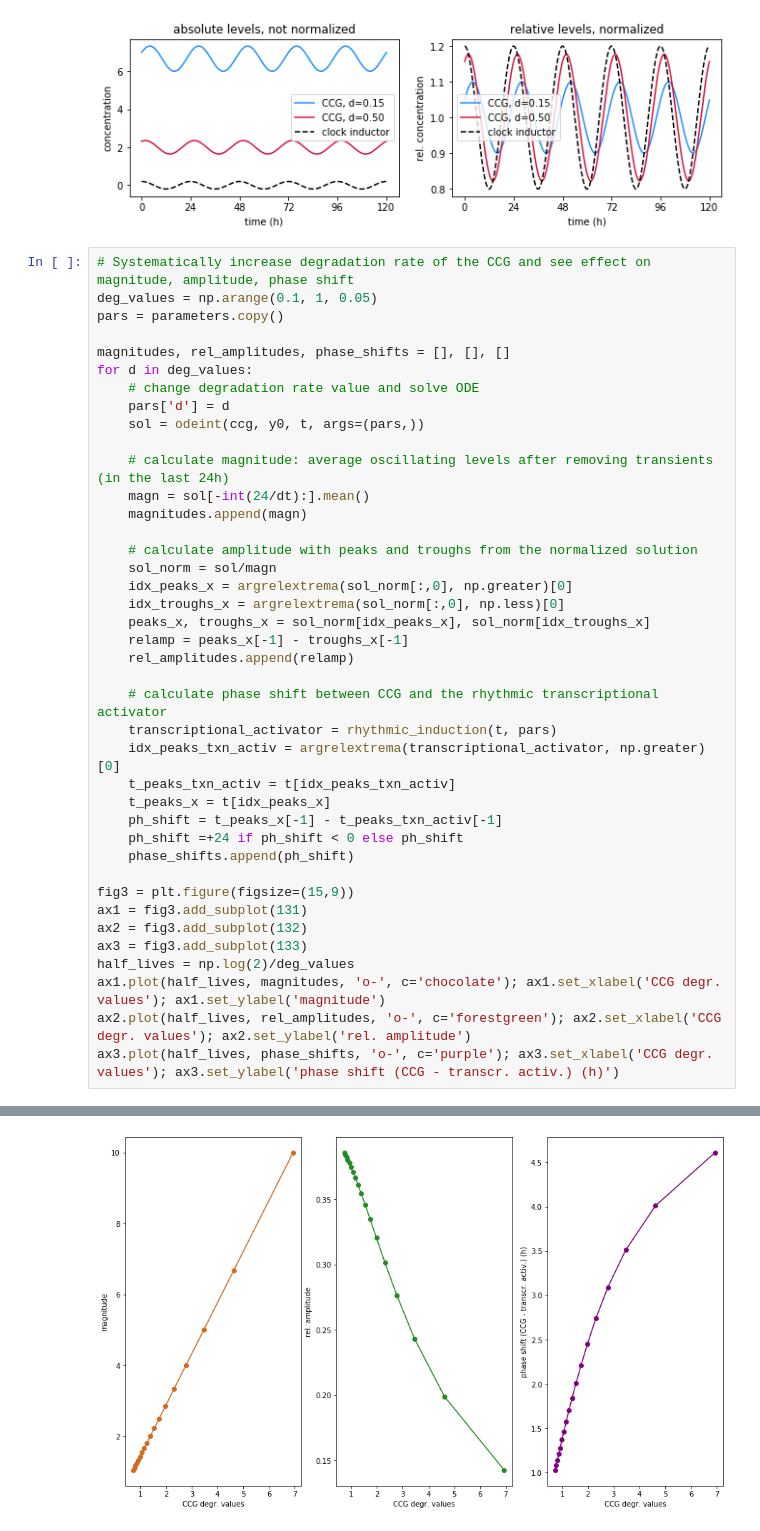
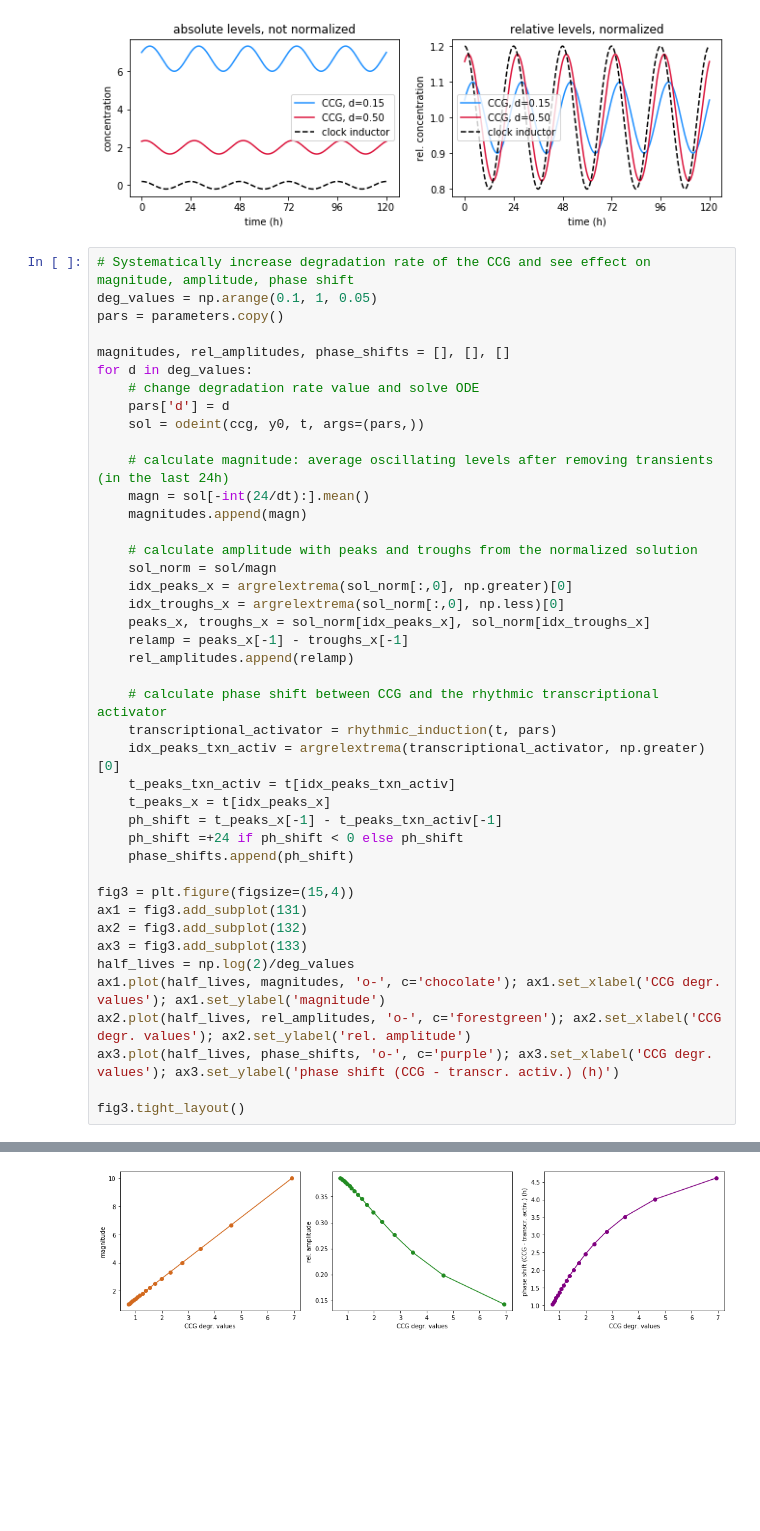
Before and after one commit to olmom/models_for_teaching, a Jupyter notebook: clock_controlled_gene_solution.ipynb, the cells around one changed output, grey strips where cells are left out. Drawn from its saved outputs; the diff is of its cells as text; blank space fills up the shorter version.

```diff
--- a/clock_controlled_gene_solution.ipynb
+++ b/clock_controlled_gene_solution.ipynb
@@ -132,7 +132,7 @@ for d in deg_values:
     ph_shift =+24 if ph_shift < 0 else ph_shift
     phase_shifts.append(ph_shift)
 
-fig3 = plt.figure(figsize=(15,9))
+fig3 = plt.figure(figsize=(15,4))
 ax1 = fig3.add_subplot(131)
 ax2 = fig3.add_subplot(132)
 ax3 = fig3.add_subplot(133)
@@ -140,4 +140,6 @@ half_lives = np.log(2)/deg_values
 ax1.plot(half_lives, magnitudes, 'o-', c='chocolate'); ax1.set_xlabel('CCG degr. values'); ax1.set_ylabel('magnitude')
 ax2.plot(half_lives, rel_amplitudes, 'o-', c='forestgreen'); ax2.set_xlabel('CCG degr. values'); ax2.set_ylabel('rel. amplitude')
 ax3.plot(half_lives, phase_shifts, 'o-', c='purple'); ax3.set_xlabel('CCG degr. values'); ax3.set_ylabel('phase shift (CCG - transcr. activ.) (h)')
+
+fig3.tight_layout()
 # %% [output]
@@ -145 +146 @@ Text(0, 0.5, 'phase shift (CCG - transcr. activ.) (h)')
-[figure, old version]
+[figure, new version]
```
Also changed, not shown: parts of 2 cells of this notebook, 1 other file.
